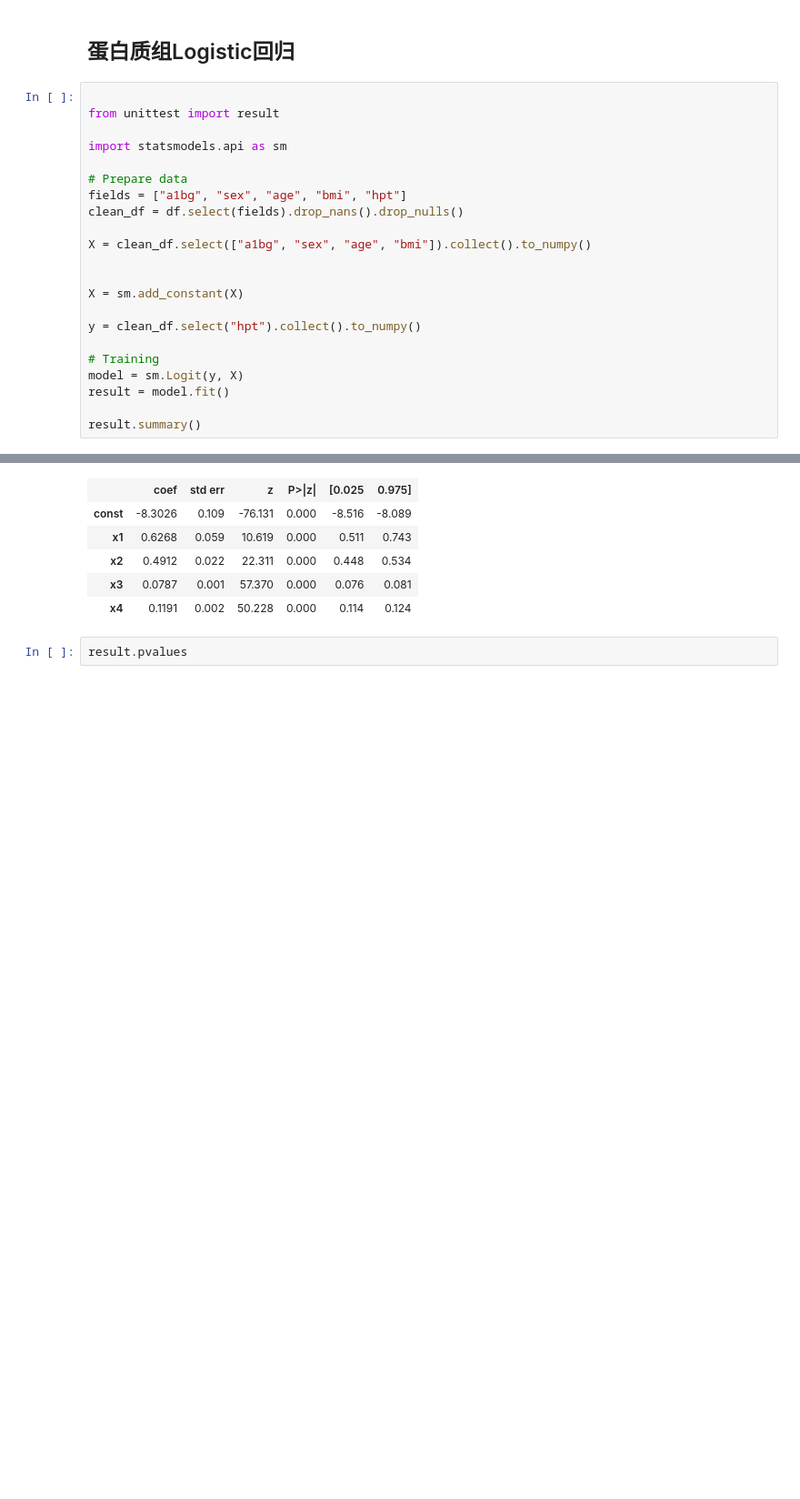
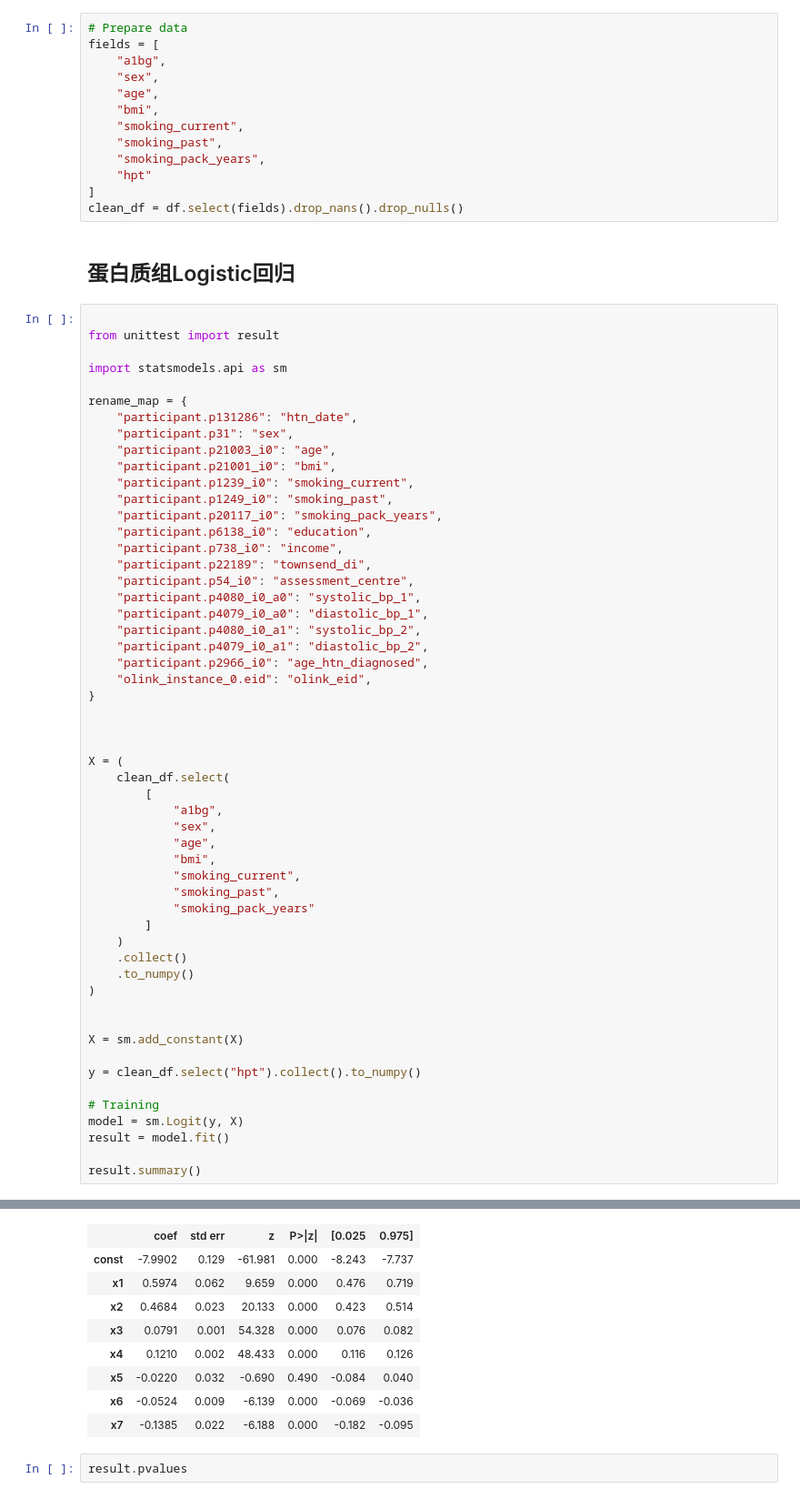
Before and after one commit to wjixiang/aikb, a Jupyter notebook: bio_info/replication/protein-phenotype/pwas.ipynb, the cells around one changed output, grey strips where cells are left out. Shown at 91% size. Cells and saved outputs as stored; diff of their text form; blank space fills up the shorter version.

```diff
--- a/bio_info/replication/protein-phenotype/pwas.ipynb
+++ b/bio_info/replication/protein-phenotype/pwas.ipynb
@@ -194,6 +194,19 @@ base_plot = (
 base_plot
 # %% [output]
 [figure]
+# %%
+# Prepare data
+fields = [
+    "a1bg",
+    "sex",
+    "age",
+    "bmi",
+    "smoking_current",
+    "smoking_past",
+    "smoking_pack_years",
+    "hpt"
+]
+clean_df = df.select(fields).drop_nans().drop_nulls()
 # %% [markdown]
 ## 蛋白质组Logistic回归
 # %%
@@ -202,11 +215,43 @@ from unittest import result
 
 import statsmodels.api as sm
 
-# Prepare data
-fields = ["a1bg", "sex", "age", "bmi", "hpt"]
-clean_df = df.select(fields).drop_nans().drop_nulls()
+rename_map = {
+    "participant.p131286": "htn_date",
+    "participant.p31": "sex",
+    "participant.p21003_i0": "age",
+    "participant.p21001_i0": "bmi",
+    "participant.p1239_i0": "smoking_current",
+    "participant.p1249_i0": "smoking_past",
+    "participant.p20117_i0": "smoking_pack_years",
+    "participant.p6138_i0": "education",
+    "participant.p738_i0": "income",
+    "participant.p22189": "townsend_di",
+    "participant.p54_i0": "assessment_centre",
+    "participant.p4080_i0_a0": "systolic_bp_1",
+    "participant.p4079_i0_a0": "diastolic_bp_1",
+    "participant.p4080_i0_a1": "systolic_bp_2",
+    "participant.p4079_i0_a1": "diastolic_bp_2",
+    "participant.p2966_i0": "age_htn_diagnosed",
+    "olink_instance_0.eid": "olink_eid",
+}
 
-X = clean_df.select(["a1bg", "sex", "age", "bmi"]).collect().to_numpy()
+
+
+X = (
+    clean_df.select(
+        [
+            "a1bg",
+            "sex",
+            "age",
+            "bmi",
+            "smoking_current",
+            "smoking_past",
+            "smoking_pack_years"
+        ]
+    )
+    .collect()
+    .to_numpy()
+)
 
 
 X = sm.add_constant(X)
@@ -232,10 +277,13 @@ Logit Regression Results
 | Covariance Type: | nonrobust | LLR p-value: | 0.000 |
 |  | coef | std err | z | P>|z| | [0.025 | 0.975] |
-| const | -8.3026 | 0.109 | -76.131 | 0.000 | -8.516 | -8.089 |
-| x1 | 0.6268 | 0.059 | 10.619 | 0.000 | 0.511 | 0.743 |
-| x2 | 0.4912 | 0.022 | 22.311 | 0.000 | 0.448 | 0.534 |
-| x3 | 0.0787 | 0.001 | 57.370 | 0.000 | 0.076 | 0.081 |
-| x4 | 0.1191 | 0.002 | 50.228 | 0.000 | 0.114 | 0.124 |
+| const | -7.9902 | 0.129 | -61.981 | 0.000 | -8.243 | -7.737 |
+| x1 | 0.5974 | 0.062 | 9.659 | 0.000 | 0.476 | 0.719 |
+| x2 | 0.4684 | 0.023 | 20.133 | 0.000 | 0.423 | 0.514 |
+| x3 | 0.0791 | 0.001 | 54.328 | 0.000 | 0.076 | 0.082 |
+| x4 | 0.1210 | 0.002 | 48.433 | 0.000 | 0.116 | 0.126 |
+| x5 | -0.0220 | 0.032 | -0.690 | 0.490 | -0.084 | 0.040 |
+| x6 | -0.0524 | 0.009 | -6.139 | 0.000 | -0.069 | -0.036 |
+| x7 | -0.1385 | 0.022 | -6.188 | 0.000 | -0.182 | -0.095 |
 # %%
 result.pvalues
 # %% [output]
```
Also changed, not shown: parts of 1 cell of this notebook, 13 other files.
